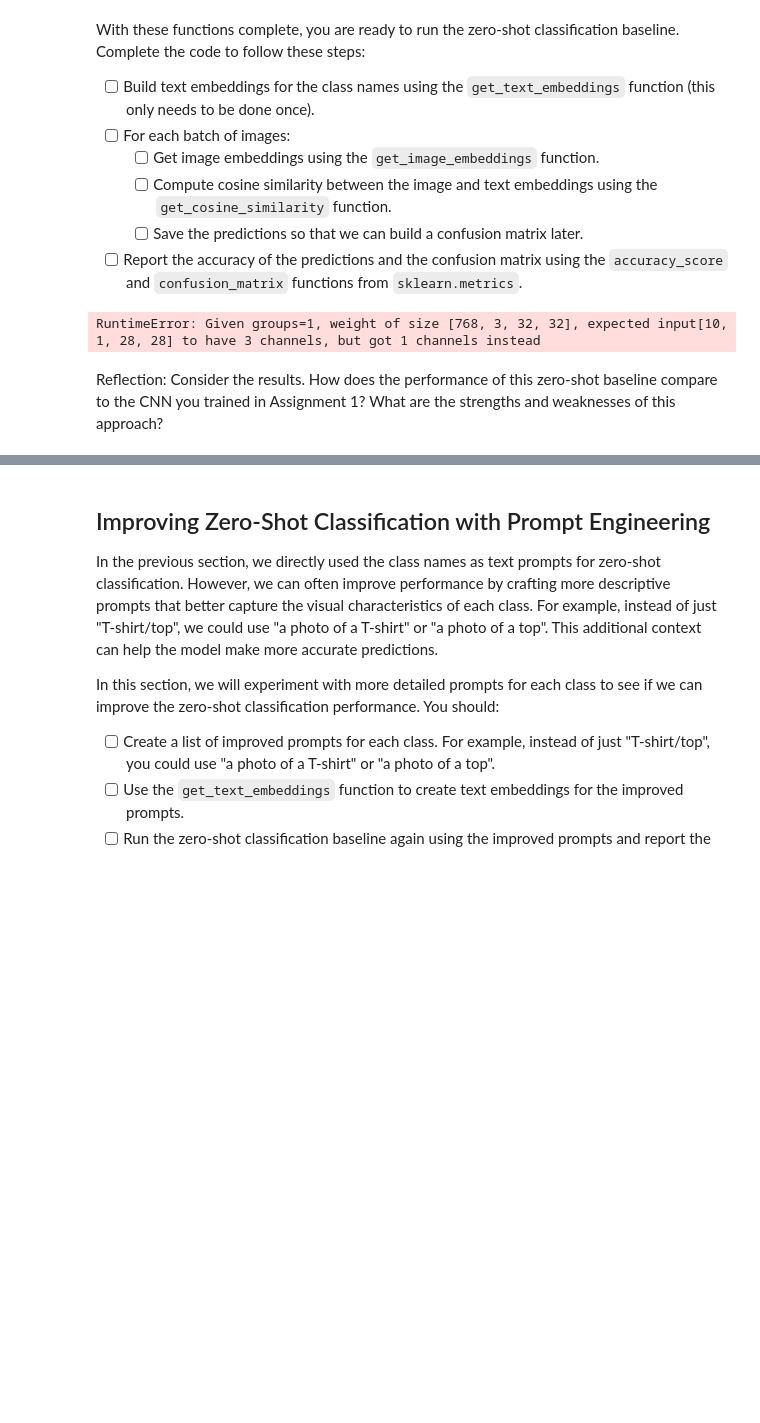
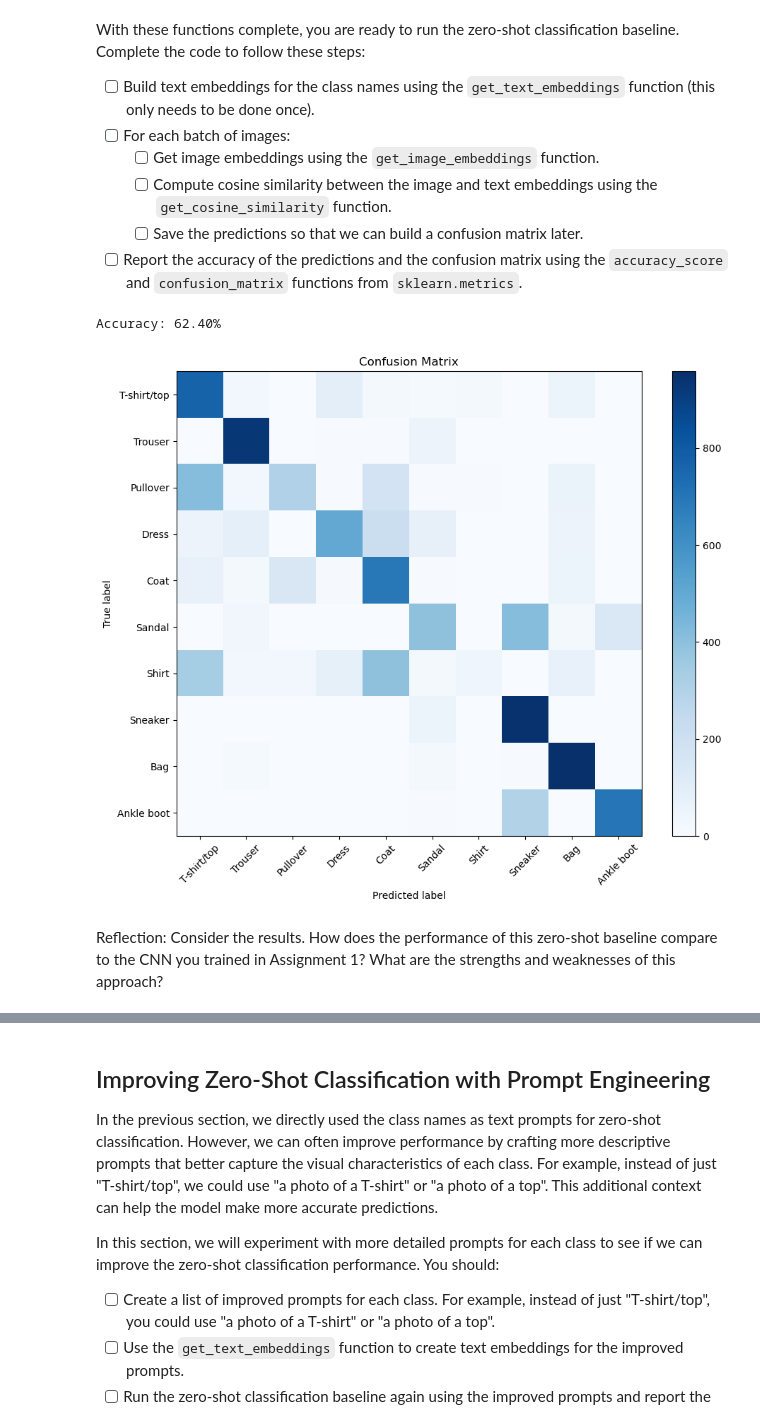
Before and after one commit to klin093/deep_learning, a Jupyter notebook: 02_activities/assignments/assignment_2.ipynb, the cells around one changed output, grey strips where cells are left out. Saved outputs shown, nothing was run; the diff lists cells and outputs as text; code cells hidden in the pictures; blank space fills up the shorter version.

```diff
--- a/02_activities/assignments/assignment_2.ipynb
+++ b/02_activities/assignments/assignment_2.ipynb
@@ -81,13 +78,12 @@ def collate_clip(batch):
     # Send pixel_values to GPU/CPU now; labels stay on CPU for metrics
     return proc["pixel_values"].to(device), torch.tensor(labels)
 
-
 test_dataset = datasets.FashionMNIST(
-    root="/", download=True, transform=transforms.ToTensor(), train=False
+    root="/", download=True, train=False
 )
 
 test_loader = DataLoader(
-    test_dataset, batch_size=10, shuffle=False
+    test_dataset, batch_size=16, shuffle=True, collate_fn=collate_clip
 )
 # %% [markdown]
 If your code is correct, the following cell should show the first batch of images from the Fashion-MNIST dataset:
@@ -187,14 +184,8 @@ def get_cosine_similarity(image_feats: torch.Tensor, text_feats: torch.Tensor) -
     text_feats = text_feats.cpu()    # Ensure text features are on CPU
 
     # Compute cosine similarity, which is the dot product of normalized vectors
-    dot_prod = np.dot(image_feats,text_feats)
-    norm_image = np.linalg.norm(image_feats)
-    norm_text = np.linalg.norm(text_feats)
 
-    if norm_image == 0 or norm_text == 0:
-        return 0
-
-    return dot_prod / (norm_image * norm_text)
+    return np.dot(image_feats.numpy(), text_feats.numpy().T)  # Shape (N, M)
 
 def get_predictions(similarity: np.ndarray) -> np.ndarray:
     """
@@ -220,41 +211,44 @@ from sklearn.metrics import accuracy_score, confusion_matrix
 
 y_true, y_pred = [], []
 
+text_embeddings = get_text_embeddings(CLASS_NAMES)
+
 for pixel_values, labels in test_loader:
+    # Get image embeddings
+    image_embeddings = get_image_embeddings(pixel_values)
 
-# Report the accuracy of the predictions
-    # Get text embeddings for the class names
-    text_embeddings = get_text_embeddings(CLASS_NAMES)
-
-    # Get image embeddings for the batch of images
-    image_embeddings = get_image_embeddings(pixel_values.reshape(10,1, 28, 28))
-
-    # Compute cosine similarity between image and text embeddings
+    # Compute cosine similarity
     similarity = get_cosine_similarity(image_embeddings, text_embeddings)
 
-    # Get predictions based on the cosine similarity scores
-    predictions = get_predictions(similarity)
+    # Get predictions
+    preds = get_predictions(similarity)
 
-    # Store true labels and predicted labels
+    # Store true and predicted labels
     y_true.extend(labels.cpu().numpy())
-    y_pred.extend(predictions.cpu().numpy())
-
-
-# Report the confusion matrix
-def plot_confusion_matrix(y_true, y_pred, class_names):
-    cm = confusion_matrix(y_true, y_pred)
-    plt.figure(figsize=(10, 8))
-    plt.imshow(cm, interpolation='nearest', cmap=plt.cm.Blues)
-    plt.title('Confusion Matrix')
-    plt.colorbar()
-    tick_marks = np.arange(len(class_names))
-    plt.xticks(tick_marks, class_names, rotation=45)
-    plt.yticks(tick_marks, class_names)
-    plt.ylabel('True label')
-    plt.xlabel('Predicted label')
-    plt.tight_layout()
-    plt.show()
+    y_pred.extend(preds)
-# %% [output]
-RuntimeError: Given groups=1, weight of size [768, 3, 32, 32], expected input[10, 1, 28, 28] to have 3 channels, but got 1 channels instead
-# %% [markdown]
-Reflection: Consider the results. How does the performance of this zero-shot baseline compare to the CNN you trained in Assignment 1? What are the strengths and weaknesses of this approach?
+# %%
+# Report the accuracy of the predictions
+accuracy = accuracy_score(y_true, y_pred)
+print(f"Accuracy: {accuracy * 100:.2f}%")
+
+# Report the confusion matrix
+def plot_confusion_matrix(y_true, y_pred, class_names):
+    cm = confusion_matrix(y_true, y_pred)
+    plt.figure(figsize=(10, 8))
+    plt.imshow(cm, interpolation='nearest', cmap=plt.cm.Blues)
+    plt.title('Confusion Matrix')
+    plt.colorbar()
+    tick_marks = np.arange(len(class_names))
+    plt.xticks(tick_marks, class_names, rotation=45)
+    plt.yticks(tick_marks, class_names)
+    plt.ylabel('True label')
+    plt.xlabel('Predicted label')
+    plt.tight_layout()
+    plt.show()
+
+plot_confusion_matrix(y_true, y_pred, CLASS_NAMES)
+# %% [output]
+Accuracy: 62.40%
+[figure, added]
+# %% [markdown]
+Reflection: Consider the results. How does the performance of this zero-shot baseline compare to the CNN you trained in Assignment 1? What are the strengths and weaknesses of this approach?
```
Also changed, not shown: parts of 9 cells of this notebook.
